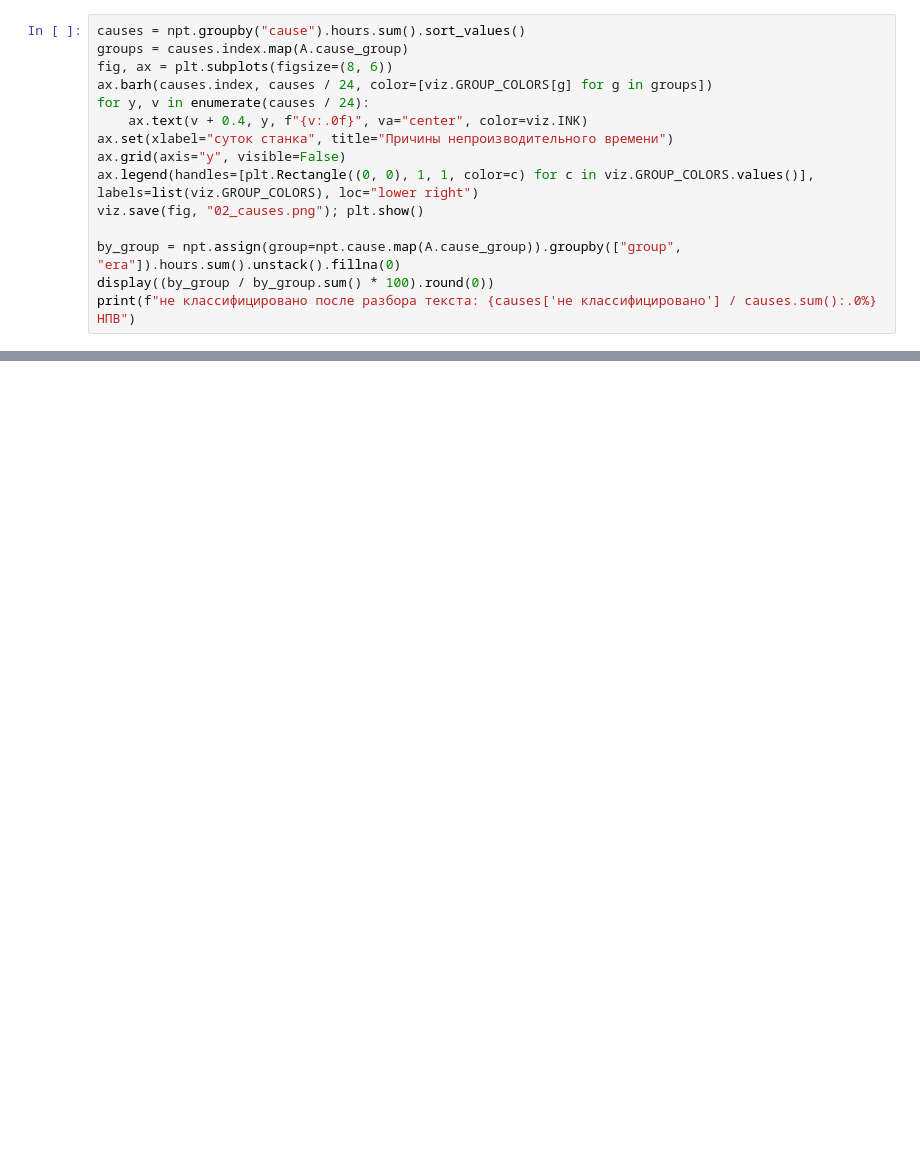
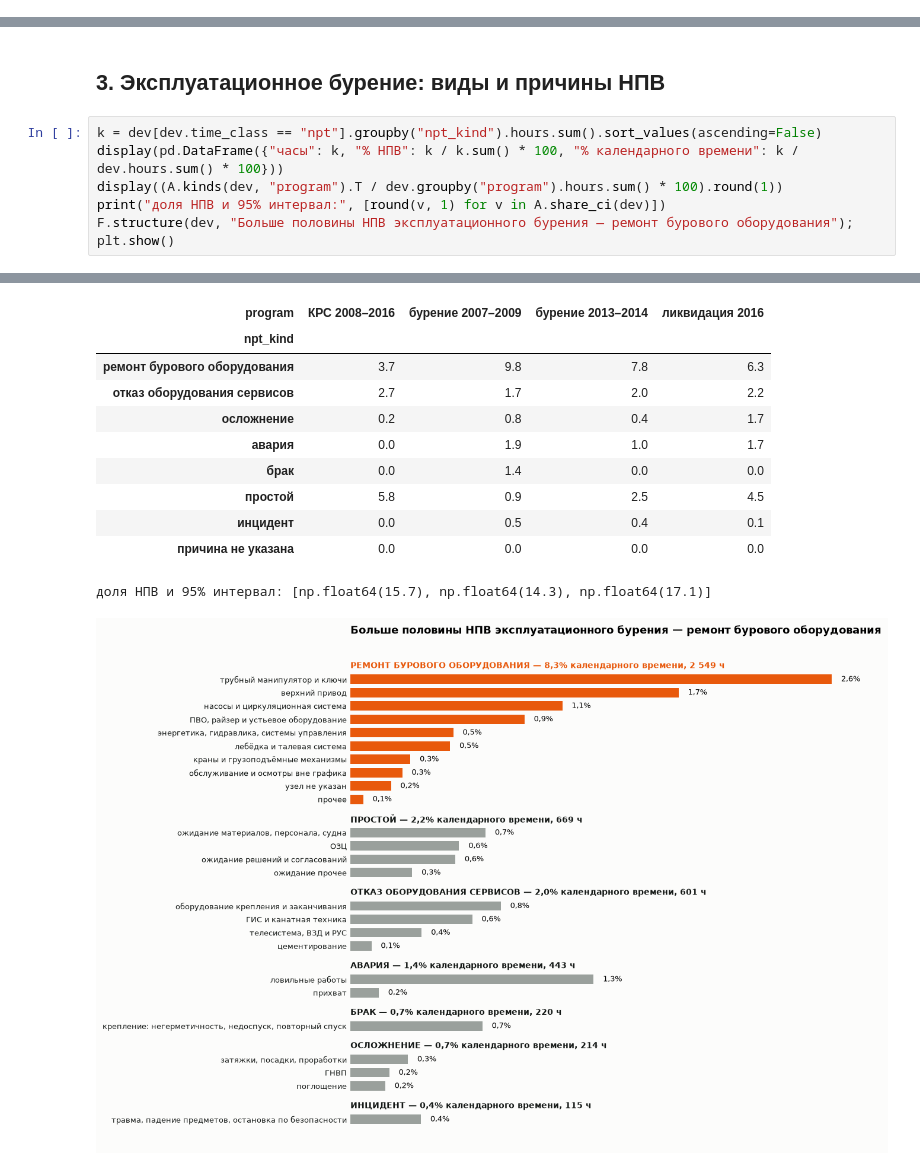
Before and after one commit to oiltsar/drilling-time-volve, a Jupyter notebook: notebooks/analysis.ipynb, the cells around one changed output, grey strips where cells are left out. Saved outputs shown, nothing was run; the diff lists cells and outputs as text; blank space fills up the shorter version.

```diff
--- a/notebooks/analysis.ipynb
+++ b/notebooks/analysis.ipynb
@@ -131,15 +0,0 @@ display((by_code / by_code.sum() * 100).head(6).to_frame("доля НПВ, %"))
-# %%
-causes = npt.groupby("cause").hours.sum().sort_values()
-groups = causes.index.map(A.cause_group)
-fig, ax = plt.subplots(figsize=(8, 6))
-ax.barh(causes.index, causes / 24, color=[viz.GROUP_COLORS[g] for g in groups])
-for y, v in enumerate(causes / 24):
-    ax.text(v + 0.4, y, f"{v:.0f}", va="center", color=viz.INK)
-ax.set(xlabel="суток станка", title="Причины непроизводительного времени")
-ax.grid(axis="y", visible=False)
-ax.legend(handles=[plt.Rectangle((0, 0), 1, 1, color=c) for c in viz.GROUP_COLORS.values()], labels=list(viz.GROUP_COLORS), loc="lower right")
-viz.save(fig, "02_causes.png"); plt.show()
-
-by_group = npt.assign(group=npt.cause.map(A.cause_group)).groupby(["group", "era"]).hours.sum().unstack().fillna(0)
-display((by_group / by_group.sum() * 100).round(0))
-print(f"не классифицировано после разбора текста: {causes['не классифицировано'] / causes.sum():.0%} НПВ")
@@ -298,0 +99,9 @@ viz.save(fig, "07_weather.png"); plt.show()
+# %% [markdown]
+## 3. Эксплуатационное бурение: виды и причины НПВ
+# %%
+k = dev[dev.time_class == "npt"].groupby("npt_kind").hours.sum().sort_values(ascending=False)
+display(pd.DataFrame({"часы": k, "% НПВ": k / k.sum() * 100, "% календарного времени": k / dev.hours.sum() * 100}))
+display((A.kinds(dev, "program").T / dev.groupby("program").hours.sum() * 100).round(1))
+print("доля НПВ и 95% интервал:", [round(v, 1) for v in A.share_ci(dev)])
+F.structure(dev, "Больше половины НПВ эксплуатационного бурения — ремонт бурового оборудования"); plt.show()
+# %% [output]
@@ -298,0 +118,12 @@ viz.save(fig, "07_weather.png"); plt.show()
+| program | КРС 2008–2016 | бурение 2007–2009 | бурение 2013–2014 | ликвидация 2016 |
+| npt_kind |  |  |  |  |
+| ремонт бурового оборудования | 3.7 | 9.8 | 7.8 | 6.3 |
+| отказ оборудования сервисов | 2.7 | 1.7 | 2.0 | 2.2 |
+| осложнение | 0.2 | 0.8 | 0.4 | 1.7 |
+| авария | 0.0 | 1.9 | 1.0 | 1.7 |
+| брак | 0.0 | 1.4 | 0.0 | 0.0 |
+| простой | 5.8 | 0.9 | 2.5 | 4.5 |
+| инцидент | 0.0 | 0.5 | 0.4 | 0.1 |
+| причина не указана | 0.0 | 0.0 | 0.0 | 0.0 |
+доля НПВ и 95% интервал: [np.float64(15.7), np.float64(14.3), np.float64(17.1)]
+[figure, added]
```
Also changed, not shown: parts of 47 cells of this notebook, 31 other files.
